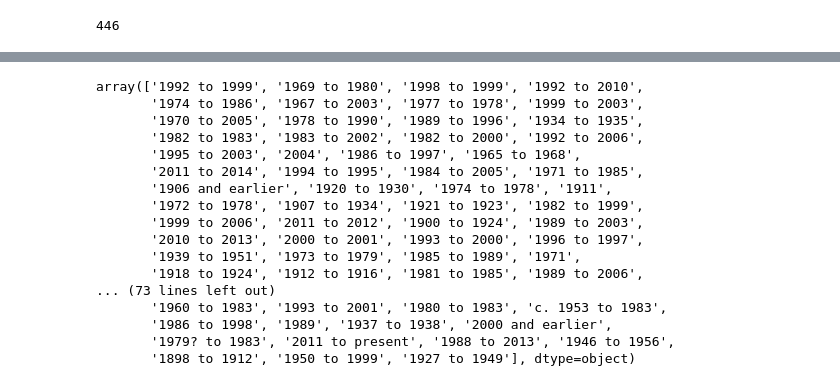
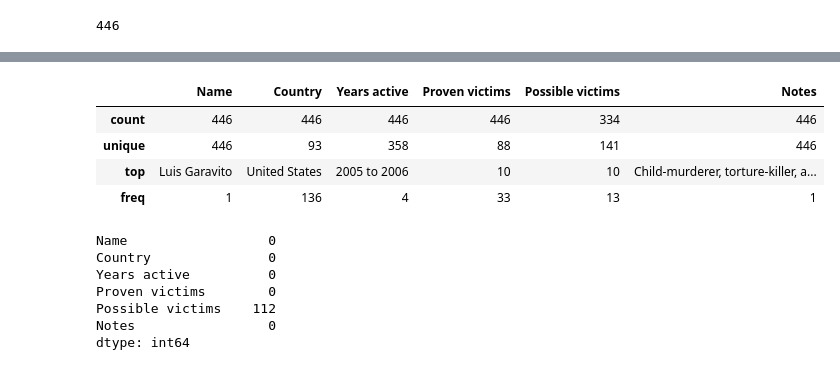
Before and after one commit to iamkish0re/Serial-Killer-Data-Analysis, a Jupyter notebook: Serial Killer.ipynb, the cells around one changed output, grey strips where cells are left out. Cells and saved outputs as stored; diff of their text form; code cells hidden in the pictures.

```diff
--- a/Serial Killer.ipynb
+++ b/Serial Killer.ipynb
@@ -106,20 +91,0 @@ df_serial_killer_scrap['Years active'] = df_serial_killer_scrap['Years active'].
-# %%
-df_serial_killer_scrap['Years active'].unique()
-# %% [output]
-array(['1992 to 1999', '1969 to 1980', '1998 to 1999', '1992 to 2010',
-       '1974 to 1986', '1967 to 2003', '1977 to 1978', '1999 to 2003',
-       '1970 to 2005', '1978 to 1990', '1989 to 1996', '1934 to 1935',
-       '1982 to 1983', '1983 to 2002', '1982 to 2000', '1992 to 2006',
-       '1995 to 2003', '2004', '1986 to 1997', '1965 to 1968',
-       '2011 to 2014', '1994 to 1995', '1984 to 2005', '1971 to 1985',
-       '1906 and earlier', '1920 to 1930', '1974 to 1978', '1911',
-       '1972 to 1978', '1907 to 1934', '1921 to 1923', '1982 to 1999',
-       '1999 to 2006', '2011 to 2012', '1900 to 1924', '1989 to 2003',
-       '2010 to 2013', '2000 to 2001', '1993 to 2000', '1996 to 1997',
-       '1939 to 1951', '1973 to 1979', '1985 to 1989', '1971',
-       '1918 to 1924', '1912 to 1916', '1981 to 1985', '1989 to 2006',
-... (73 lines left out)
-       '1960 to 1983', '1993 to 2001', '1980 to 1983', 'c. 1953 to 1983',
-       '1986 to 1998', '1989', '1937 to 1938', '2000 and earlier',
-       '1979? to 1983', '2011 to present', '1988 to 2013', '1946 to 1956',
-       '1898 to 1912', '1950 to 1999', '1927 to 1949'], dtype=object)
@@ -125,0 +95,18 @@ array(['1992 to 1999', '1969 to 1980', '1998 to 1999', '1992 to 2010',
+# %%
+df_serial_killer_scrap.describe()
+# %% [output]
+|  | Name | Country | Years active | Proven victims | Possible victims | Notes |
+| count | 446 | 446 | 446 | 446 | 334 | 446 |
+| unique | 446 | 93 | 358 | 88 | 141 | 446 |
+| top | Luis Garavito | United States | 2005 to 2006 | 10 | 10 | Child-murderer, torture-killer, a... |
+| freq | 1 | 136 | 4 | 33 | 13 | 1 |
+# %%
+df_serial_killer_scrap.isna().sum()
+# %% [output]
+Name                  0
+Country               0
+Years active          0
+Proven victims        0
+Possible victims    112
+Notes                 0
+dtype: int64
```
Also changed, not shown: parts of 17 cells of this notebook.
